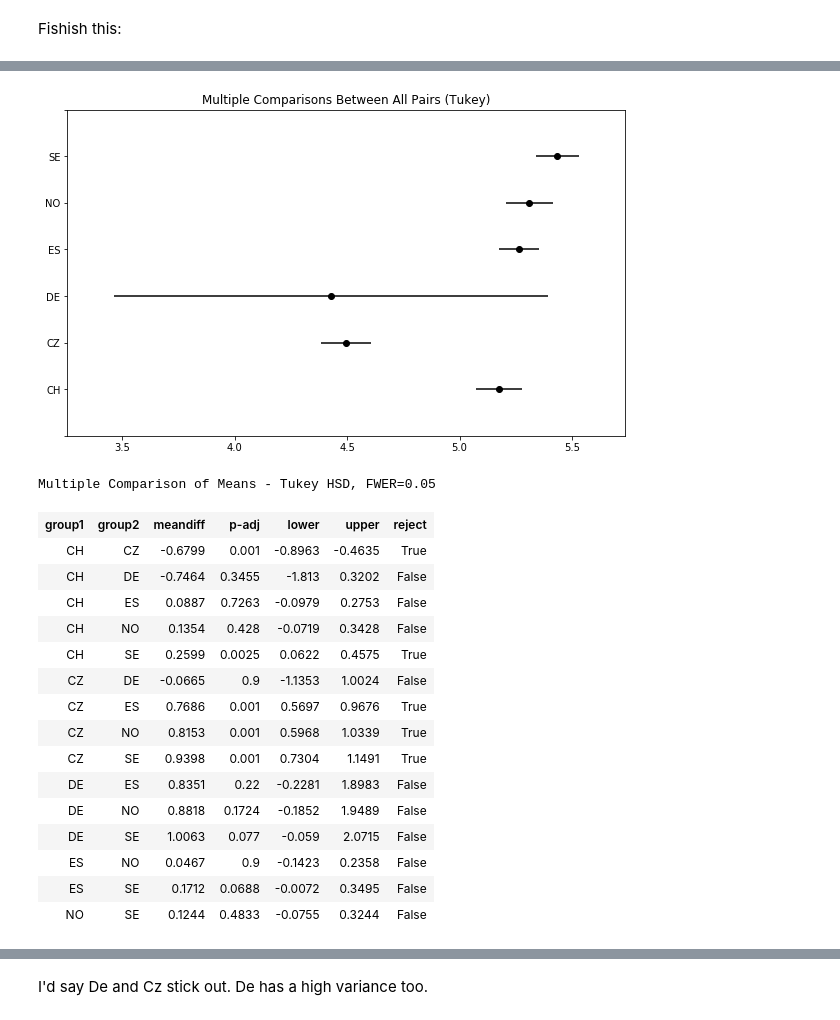
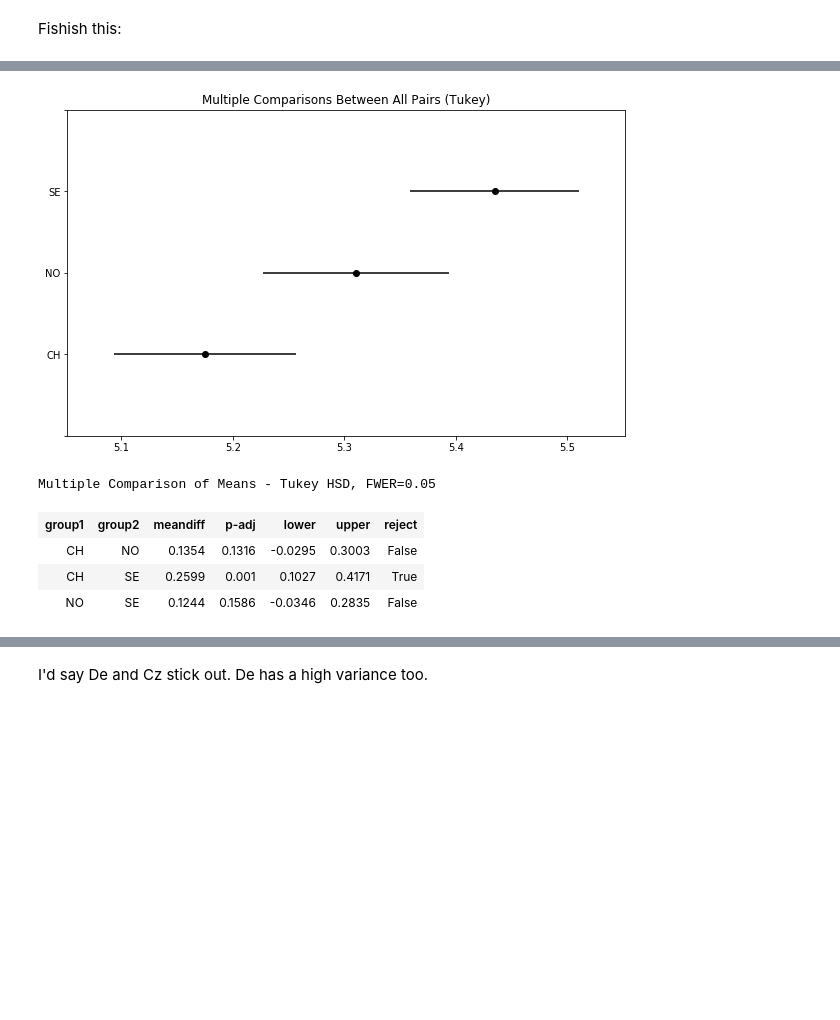
Before and after one commit to jbm4/Drills, a Jupyter notebook: 3BeyondABHW.ipynb, the cells around one changed output, grey strips where cells are left out. Saved outputs shown, nothing was run; the diff lists cells and outputs as text; code cells hidden in the pictures; blank space fills up the shorter version.

```diff
--- a/3BeyondABHW.ipynb
+++ b/3BeyondABHW.ipynb
@@ -421,37 +421,26 @@ from statsmodels.stats.multicomp import pairwise_tukeyhsd
 [interactive output not drawn]
 # %%
 #figure out this top part
-#df_14_countries=df_14[df_14['cntry']=='SE' or df_14["cntry"] == "CH" or df_14["cntry"] == "CH"]
 
-tukey = pairwise_tukeyhsd(endog = df_14['sclmeet'],      # Data
-                          groups = df_14['cntry'],   # Groups
+df_14_countries=df_14[df_14['cntry'].isin(['SE','CH',"NO"])]
+
+tukey = pairwise_tukeyhsd(endog = df_14_countries['sclmeet'],      # Data
+                          groups = df_14_countries['cntry'],   # Groups
                           alpha=0.05)         # Significance level
 
 # Plot results
 tukey.plot_simultaneous()
 plt.show()
 
 # Show summary table of results
 tukey.summary()
 # %% [output]
-[figure, old version]
+[figure, new version]
 Multiple Comparison of Means - Tukey HSD, FWER=0.05
 | group1 | group2 | meandiff | p-adj | lower | upper | reject |
-| CH | CZ | -0.6799 | 0.001 | -0.8963 | -0.4635 | True |
-| CH | DE | -0.7464 | 0.3455 | -1.813 | 0.3202 | False |
-| CH | ES | 0.0887 | 0.7263 | -0.0979 | 0.2753 | False |
-| CH | NO | 0.1354 | 0.428 | -0.0719 | 0.3428 | False |
-| CH | SE | 0.2599 | 0.0025 | 0.0622 | 0.4575 | True |
-| CZ | DE | -0.0665 | 0.9 | -1.1353 | 1.0024 | False |
-| CZ | ES | 0.7686 | 0.001 | 0.5697 | 0.9676 | True |
-| CZ | NO | 0.8153 | 0.001 | 0.5968 | 1.0339 | True |
-| CZ | SE | 0.9398 | 0.001 | 0.7304 | 1.1491 | True |
-| DE | ES | 0.8351 | 0.22 | -0.2281 | 1.8983 | False |
-| DE | NO | 0.8818 | 0.1724 | -0.1852 | 1.9489 | False |
-| DE | SE | 1.0063 | 0.077 | -0.059 | 2.0715 | False |
-| ES | NO | 0.0467 | 0.9 | -0.1423 | 0.2358 | False |
-| ES | SE | 0.1712 | 0.0688 | -0.0072 | 0.3495 | False |
-| NO | SE | 0.1244 | 0.4833 | -0.0755 | 0.3244 | False |
+| CH | NO | 0.1354 | 0.1316 | -0.0295 | 0.3003 | False |
+| CH | SE | 0.2599 | 0.001 | 0.1027 | 0.4171 | True |
+| NO | SE | 0.1244 | 0.1586 | -0.0346 | 0.2835 | False |
 [interactive output not drawn]
 # %% [markdown]
 I'd say De and Cz stick out. De has a high variance too.
```
Also changed, not shown: parts of 3 cells of this notebook.
